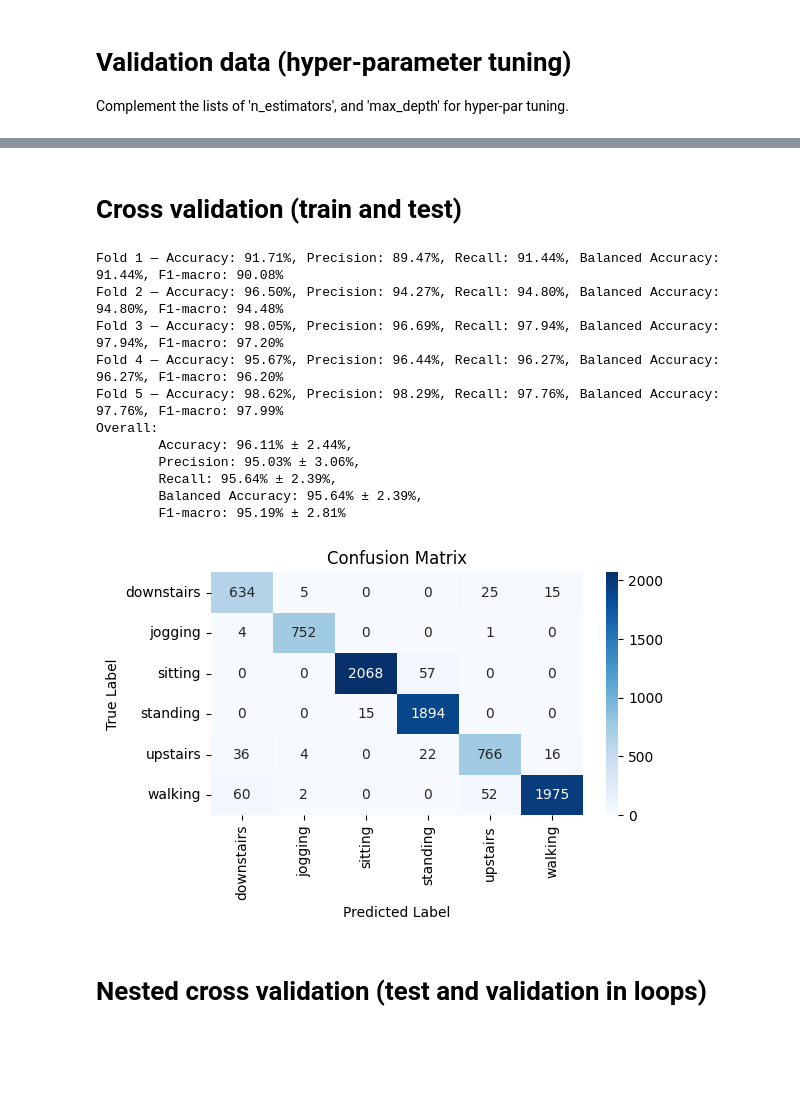
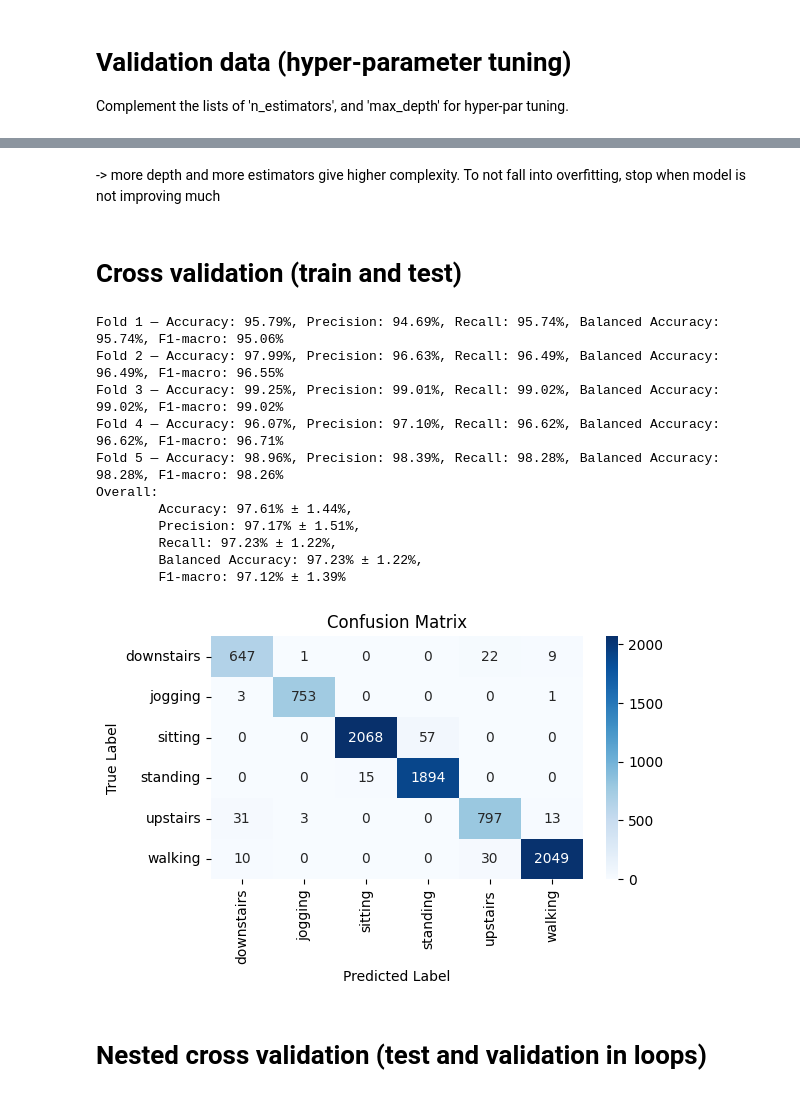
Before and after one commit to mparoz/ai-rehab-hc-2025, a Jupyter notebook: course_ai_rehab_hc_2025_tutorial_4_models_and_data_splits.ipynb, the cells around one changed output, grey strips where cells are left out. Saved outputs shown, nothing was run; the diff lists cells and outputs as text; code cells hidden in the pictures; blank space fills up the shorter version.

```diff
--- a/course_ai_rehab_hc_2025_tutorial_4_models_and_data_splits.ipynb
+++ b/course_ai_rehab_hc_2025_tutorial_4_models_and_data_splits.ipynb
@@ -11,7 +11,7 @@ Drive already mounted at /content/drive; to attempt to forcibly remount, call dr
 
 import pandas as pd
 
-data_path = '/content/drive/MyDrive/Colab Data/ai_in_rehab_2025_tutorial/'
+data_path = '/content/drive/MyDrive/AI in Rehab/Tutorial-MotionSense/'
 load_path = data_path + 'features_df_10s_3s.csv'
 
 features_df = pd.read_csv(load_path)
@@ -236,8 +240,8 @@ Hyperparameter tuning on validation data (based on F1-macro)
 best_score = 0
 best_params = {}
 
-for n_estimators in []:       # <------------------------------------------------------------------- Complement
-    for max_depth in [None]:       # <---------------------------------------------------------------Complement
+for n_estimators in [10, 50, 100, 150]:       # <------------------------------------------------------------------- Complement
+    for max_depth in [None, 5, 10, 20, 25]:       # <---------------------------------------------------------------Complement
         model = RandomForestClassifier(
             n_estimators=n_estimators,
             max_depth=max_depth,
@@ -320,3 +335,5 @@ plt.show()
+# %% [markdown]
+-> more depth and more estimators give higher complexity. To not fall into overfitting, stop when model is not improving much
 # %% [markdown]
 # **Cross validation (train and test)**
 # %%
@@ -348,8 +365,8 @@ for fold, (train_index, test_index) in enumerate(cv.split(X, y, groups=subjects)
 
     # Creating an object of the model with set hyper-parameters
     model = RandomForestClassifier(
-        n_estimators=10,       # number of trees
-        max_depth=None,        # or set e.g. max_depth=10
+        n_estimators=150,       # number of trees
+        max_depth=10,        # or set e.g. max_depth=10
         n_jobs=-1,
         random_state=42
     )
@@ -385,44 +402,44 @@ print(
     f"\n\tPrecision: {100*np.mean(precision_scores):.2f}% ± {100*np.std(precision_scores):.2f}%, "
     f"\n\tRecall: {100*np.mean(recall_scores):.2f}% ± {100*np.std(recall_scores):.2f}%, "
     f"\n\tBalanced Accuracy: {100*np.mean(balanced_accuracy_scores):.2f}% ± {100*np.std(balanced_accuracy_scores):.2f}%, "
     f"\n\tF1-macro: {100*np.mean(f1_scores):.2f}% ± {100*np.std(f1_scores):.2f}%"
 )
 
 
 """
 Create confusion matrix for all folds aggregated
 """
 
 conf_matrix = confusion_matrix(y_true_all, y_pred_all)
 class_labels = label_encoder.classes_   # original string labels
 
 # Create a small confusion matrix figure
 plt.figure(figsize=(6, 4))  # adjust size as needed (width, height)
 sns.heatmap(conf_matrix,
             annot=True,         # show numbers
             fmt='d',            # integer format
             cmap='Blues',       # color map
             xticklabels=class_labels,
             yticklabels=class_labels)
 
 plt.xlabel("Predicted Label")
 plt.ylabel("True Label")
 plt.title("Confusion Matrix")
 plt.tight_layout()  # ensures labels fit well
 plt.show()
 # %% [output]
-Fold 1 — Accuracy: 91.71%, Precision: 89.47%, Recall: 91.44%, Balanced Accuracy: 91.44%, F1-macro: 90.08%
-Fold 2 — Accuracy: 96.50%, Precision: 94.27%, Recall: 94.80%, Balanced Accuracy: 94.80%, F1-macro: 94.48%
-Fold 3 — Accuracy: 98.05%, Precision: 96.69%, Recall: 97.94%, Balanced Accuracy: 97.94%, F1-macro: 97.20%
-Fold 4 — Accuracy: 95.67%, Precision: 96.44%, Recall: 96.27%, Balanced Accuracy: 96.27%, F1-macro: 96.20%
-Fold 5 — Accuracy: 98.62%, Precision: 98.29%, Recall: 97.76%, Balanced Accuracy: 97.76%, F1-macro: 97.99%
+Fold 1 — Accuracy: 95.79%, Precision: 94.69%, Recall: 95.74%, Balanced Accuracy: 95.74%, F1-macro: 95.06%
+Fold 2 — Accuracy: 97.99%, Precision: 96.63%, Recall: 96.49%, Balanced Accuracy: 96.49%, F1-macro: 96.55%
+Fold 3 — Accuracy: 99.25%, Precision: 99.01%, Recall: 99.02%, Balanced Accuracy: 99.02%, F1-macro: 99.02%
+Fold 4 — Accuracy: 96.07%, Precision: 97.10%, Recall: 96.62%, Balanced Accuracy: 96.62%, F1-macro: 96.71%
+Fold 5 — Accuracy: 98.96%, Precision: 98.39%, Recall: 98.28%, Balanced Accuracy: 98.28%, F1-macro: 98.26%
 Overall:
-        Accuracy: 96.11% ± 2.44%,
-        Precision: 95.03% ± 3.06%,
-        Recall: 95.64% ± 2.39%,
-        Balanced Accuracy: 95.64% ± 2.39%,
-        F1-macro: 95.19% ± 2.81%
+        Accuracy: 97.61% ± 1.44%,
+        Precision: 97.17% ± 1.51%,
+        Recall: 97.23% ± 1.22%,
+        Balanced Accuracy: 97.23% ± 1.22%,
+        F1-macro: 97.12% ± 1.39%
-[figure, old version]
+[figure, new version]
 # %% [markdown]
 # **Nested cross validation (test and validation in loops)**
 # %%
```
Also changed, not shown: parts of 11 cells of this notebook.
